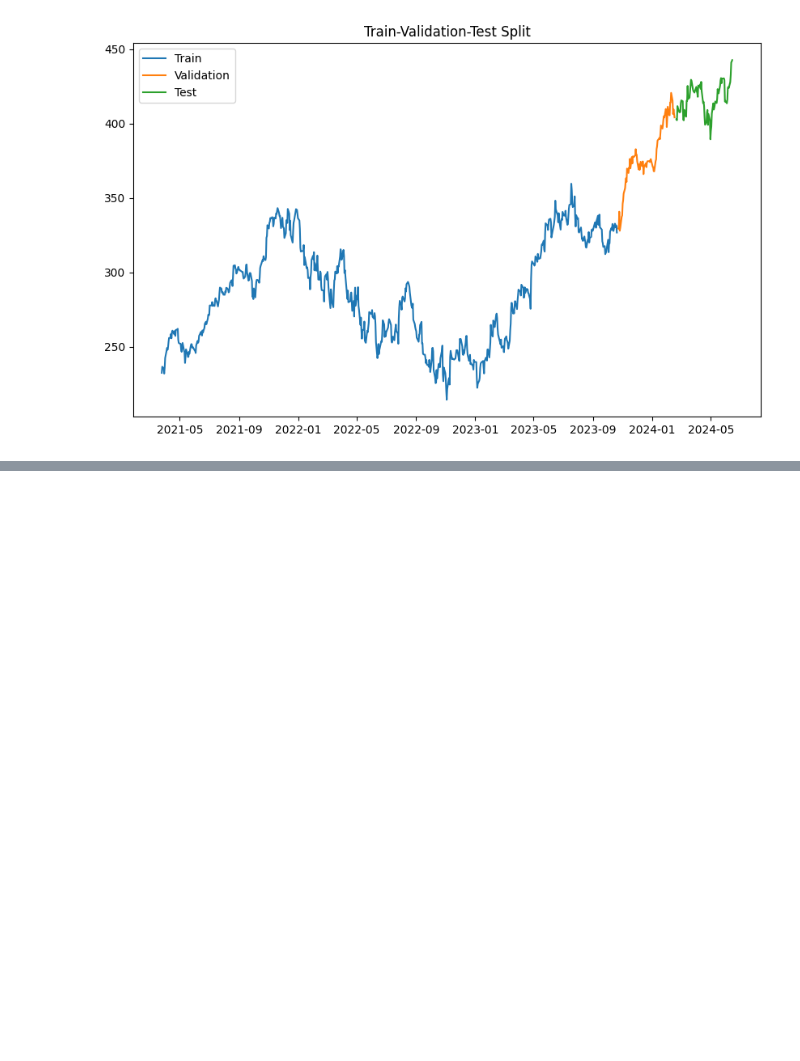
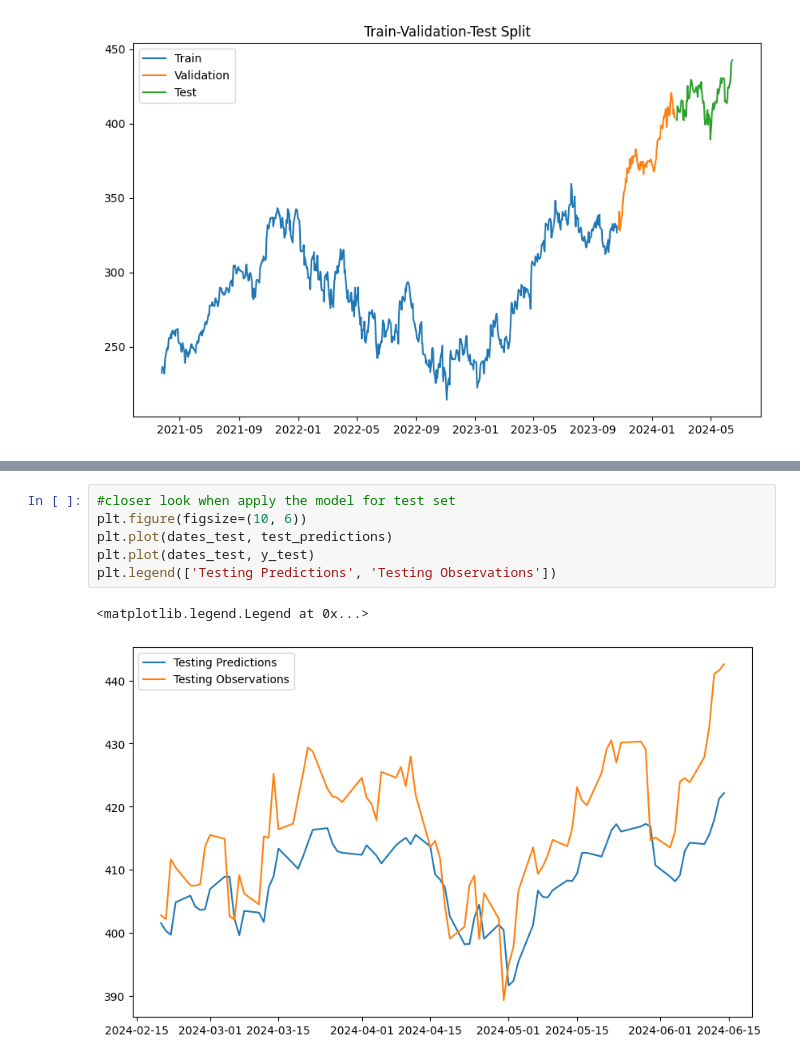
Before and after one commit to npthao110/Stock-Forecasting-DeepLearning, a Jupyter notebook: Microsoft_Stock_Forecasting.ipynb, the cells around one changed output, grey strips where cells are left out. Drawn from its saved outputs; the diff is of its cells as text; blank space fills up the shorter version.

```diff
--- a/Microsoft_Stock_Forecasting.ipynb
+++ b/Microsoft_Stock_Forecasting.ipynb
@@ -385,0 +495,9 @@ plt.legend(['Training Predictions',
+# %%
+#closer look when apply the model for test set
+plt.figure(figsize=(10, 6))
+plt.plot(dates_test, test_predictions)
+plt.plot(dates_test, y_test)
+plt.legend(['Testing Predictions', 'Testing Observations'])
+# %% [output]
+<matplotlib.legend.Legend at 0x...>
+[figure, added]
```
Also changed, not shown: parts of 14 cells of this notebook.
